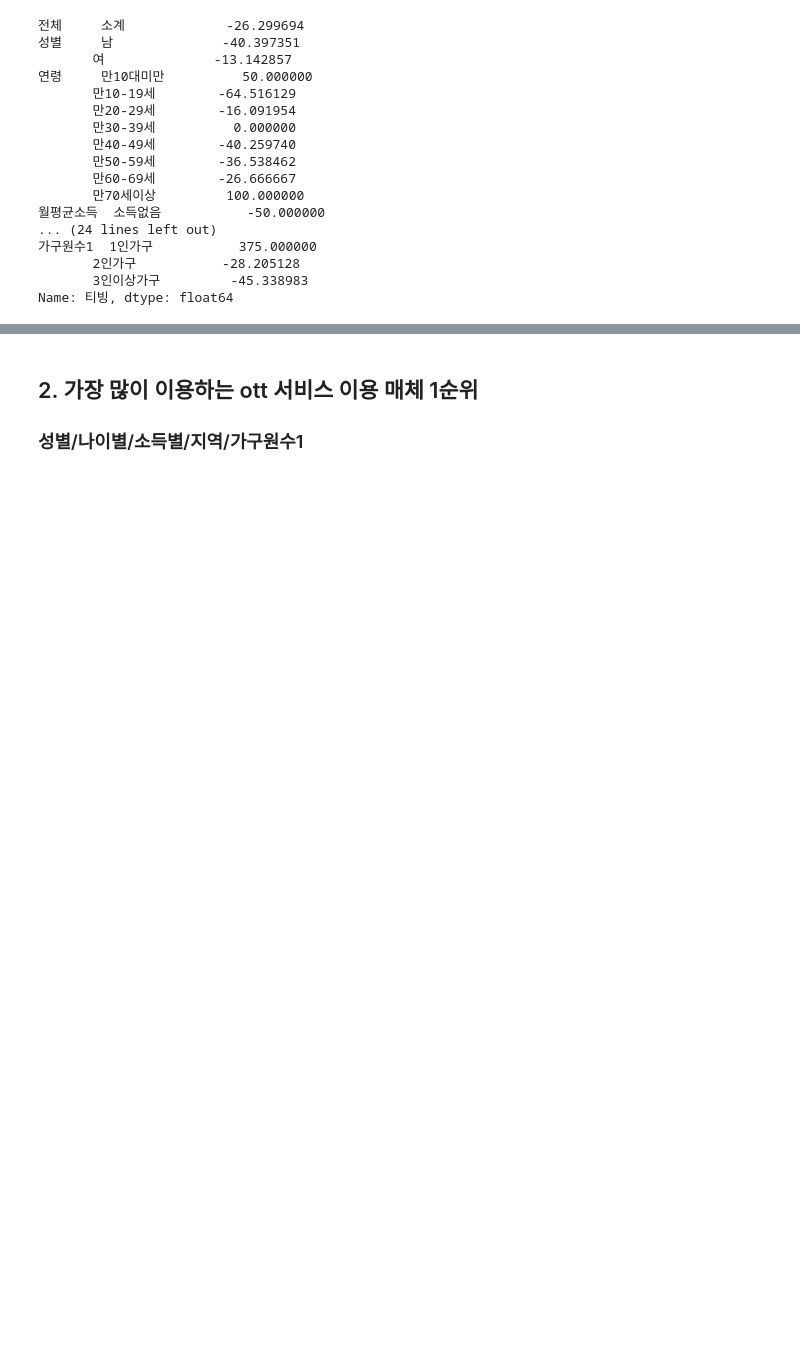
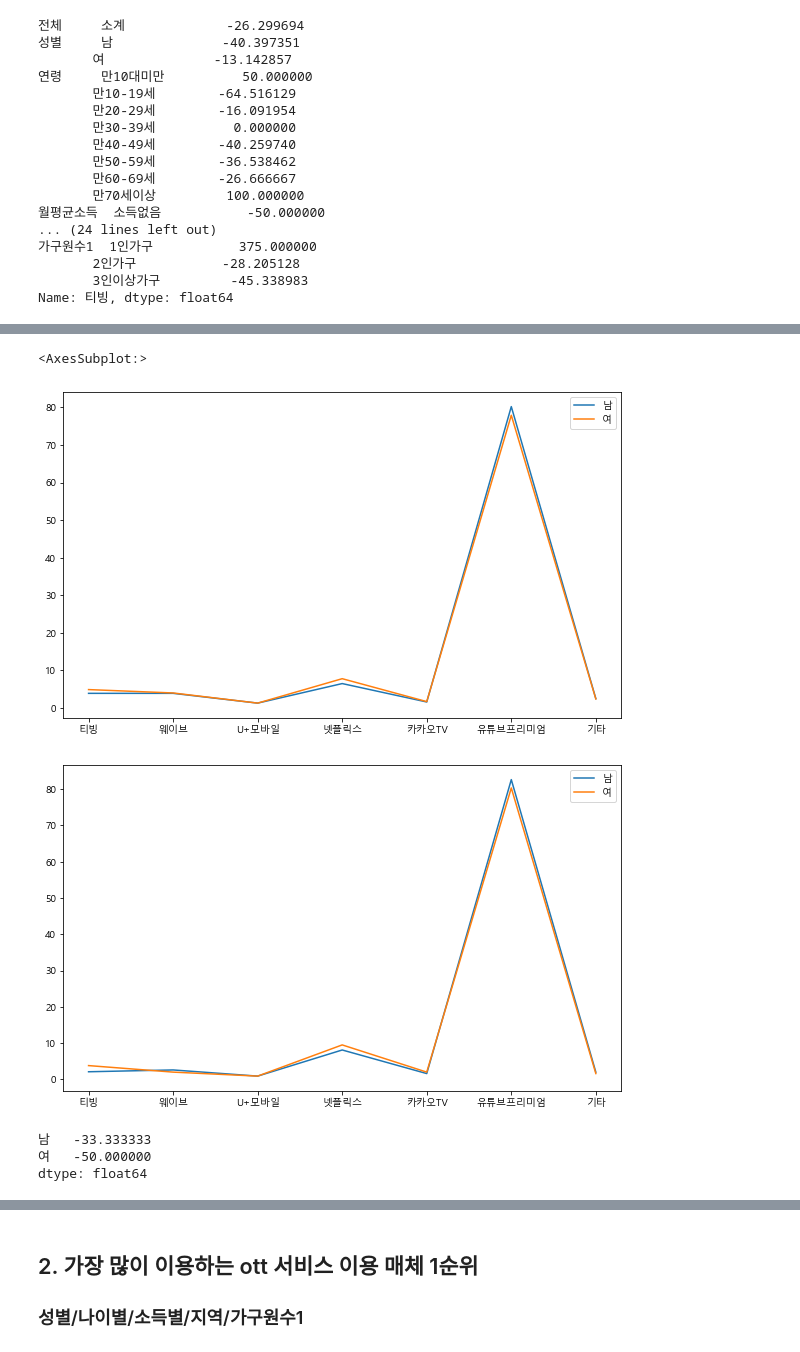
Before and after one commit to eesomin/midproject, a Jupyter notebook: nsm1/NSM_중간프로젝트- OTT 서비스.ipynb, the cells around one changed output, grey strips where cells are left out. Saved outputs shown, nothing was run; the diff lists cells and outputs as text; code cells hidden in the pictures; blank space fills up the shorter version.

```diff
--- a/nsm1/NSM_중간프로젝트- OTT 서비스.ipynb
+++ b/nsm1/NSM_중간프로젝트- OTT 서비스.ipynb
@@ -300,0 +211,3 @@ ott_service_20_21
+# %%
+ott_s_copy = pd.read_excel("../project_data_raw/ott_service_20_21.xlsx",  header=[0,1], index_col=[0,1])
+ott_s_copy
@@ -300,0 +236,9 @@ ott_service_20_21
+# %%
+# 성별
+
+#del ott_s_copy ["2020","명 수"]
+#del ott_s_copy ["2021","명 수"]
+
+ott_s_sex = ott_s_copy.loc["성별"]
+
+ott_s_sex.T
@@ -300,0 +261,32 @@ ott_service_20_21
+# %%
+ott_s_sex.T.loc["2020"].plot(figsize=(10,6))
+ott_s_sex.T.loc["2021"].plot(figsize=(10,6))
+
+# 시각적으로는 성별 플랫폼 이용이 비슷해 보이고 연도별, 플랫폼 이용에 대한 큰 변화율이 보이지 않는다.
+# 유튜브 프리미엄의 이용률이 타 플랫폼에 비해 앞도적으로 높다.
+# %% [output]
+<AxesSubplot:>
+[figure, added]
+[figure, added]
+# %%
+# 각 플랫폼 별 증감률
+
+ott_s_sex
+
+#국내
+(ott_s_sex["2021","티빙"]-ott_s_sex["2020","티빙"])/ott_s_sex["2020","티빙"] *100
+(ott_s_sex["2021","웨이브"]-ott_s_sex["2020","웨이브"])/ott_s_sex["2020","웨이브"] *100
+
+#국외
+(ott_s_sex["2021","넷플릭스"]-ott_s_sex["2020","넷플릭스"])/ott_s_sex["2020","넷플릭스"] *100
+(ott_s_sex["2021","유튜브프리미엄"]-ott_s_sex["2020","유튜브프리미엄"])/ott_s_sex["2020","유튜브프리미엄"] *100
+
+
+# 국내 ott 플랫폼인 티빙과 웨이브는 이용률이 감소
+# 해외 ott 플랫폼인 넷플릭스와 유튜브 프리미엄은 이용률 증가
+
+### 국내 플랫폼이 해외 플랫폼에 밀리는 이유가 있을까?
+# %% [output]
+남   -33.333333
+여   -50.000000
+dtype: float64
```
Also changed, not shown: parts of 41 cells of this notebook, 6 other files.
